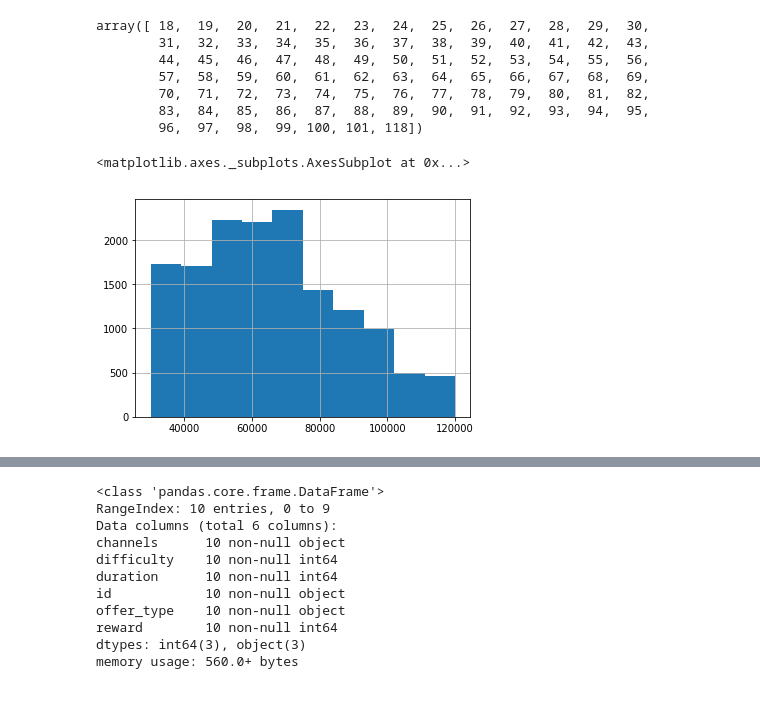
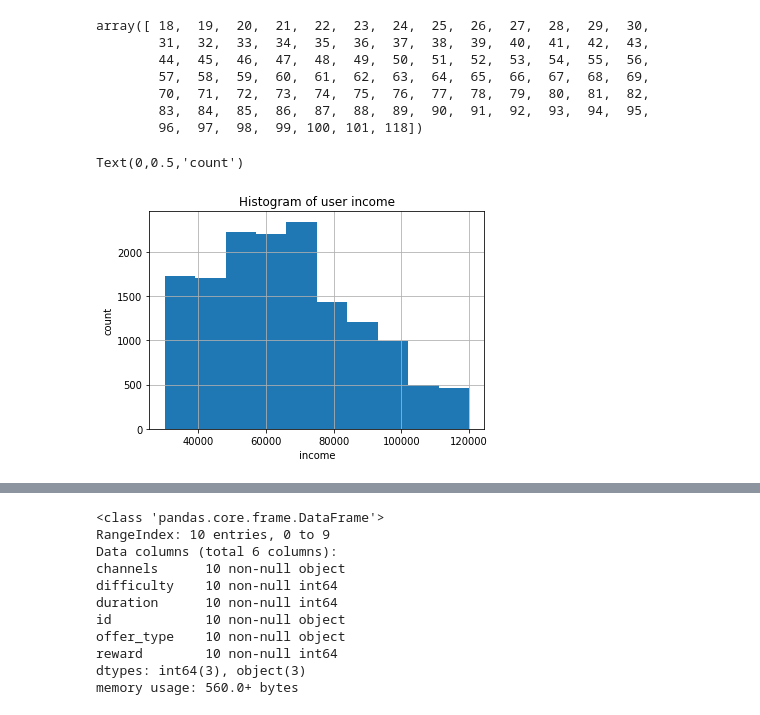
Before and after one commit to anni-kaffeekanni/CapstoneProject, a Jupyter notebook: Starbucks_Capstone_notebook.ipynb, the cells around one changed output, grey strips where cells are left out. Saved outputs shown, nothing was run; the diff lists cells and outputs as text; code cells hidden in the pictures.

```diff
--- a/Starbucks_Capstone_notebook.ipynb
+++ b/Starbucks_Capstone_notebook.ipynb
@@ -135,11 +135,14 @@ array([ 18,  19,  20,  21,  22,  23,  24,  25,  26,  27,  28,  29,  30,
         70,  71,  72,  73,  74,  75,  76,  77,  78,  79,  80,  81,  82,
         83,  84,  85,  86,  87,  88,  89,  90,  91,  92,  93,  94,  95,
         96,  97,  98,  99, 100, 101, 118])
-# %%
-profile['income'].hist()
-# %% [output]
-<matplotlib.axes._subplots.AxesSubplot at 0x...>
-[figure, removed]
+# %%
+profile['income'].hist()
+plt.title('Histogram of user income')
+plt.xlabel('income')
+plt.ylabel('count')
+# %% [output]
+Text(0,0.5,'count')
+[figure, added]
 # %%
 portfolio.head(10)
 # %% [output]
```
Also changed, not shown: parts of 6 cells of this notebook.
